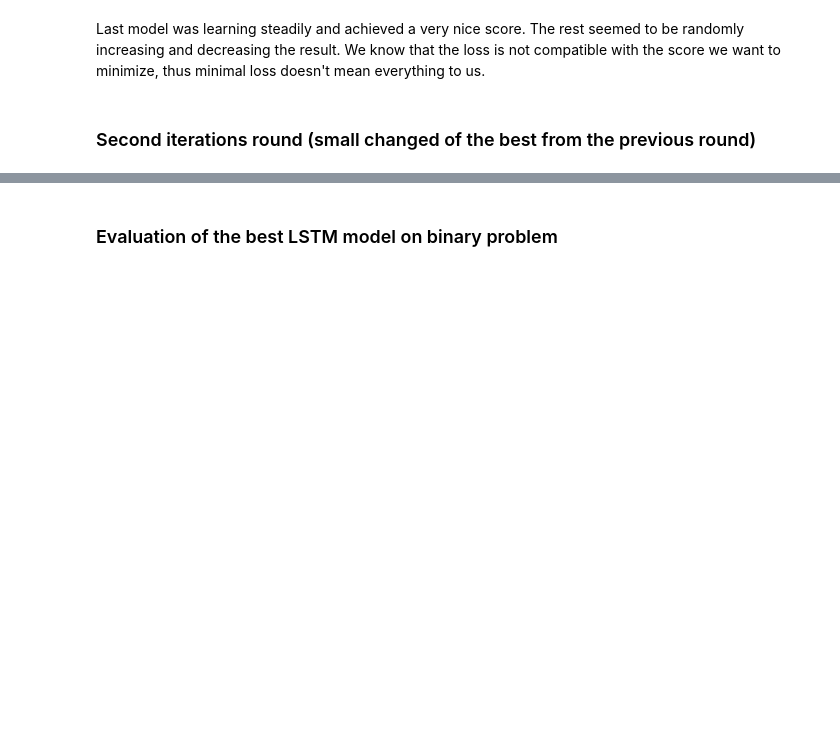
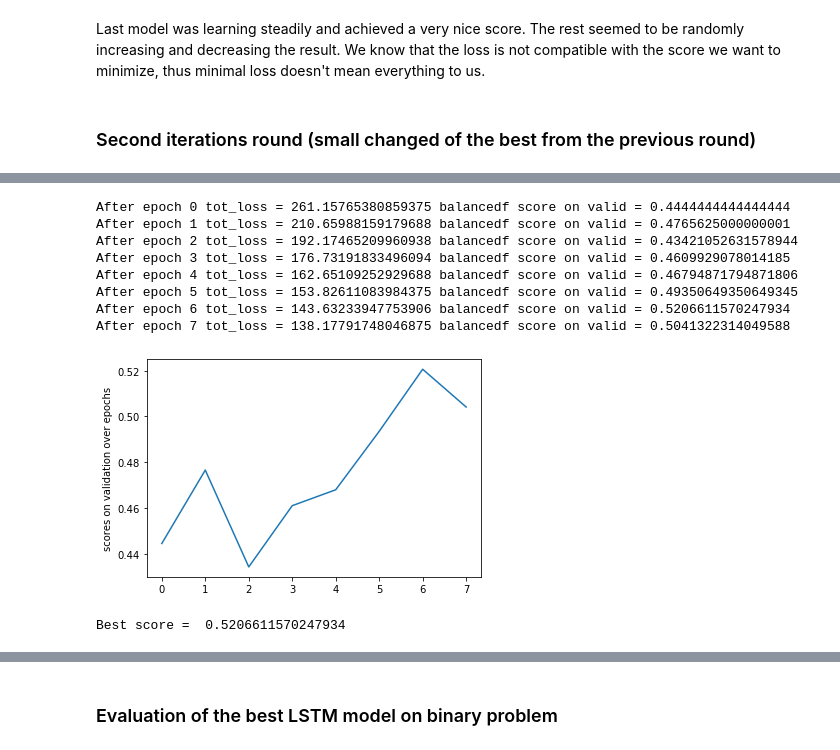
Before and after one commit to Mateuszrze/PolEval2019Task6, a Jupyter notebook: LSTM_results.ipynb, the cells around one changed output, grey strips where cells are left out. Cells and saved outputs as stored; diff of their text form; code cells hidden in the pictures; blank space fills up the shorter version.

```diff
--- a/LSTM_results.ipynb
+++ b/LSTM_results.ipynb
@@ -303,14 +295,25 @@ After epoch 4 tot_loss = 214.2071533203125 balancedf score on valid = 0.41471571
 # %%
 test(dataset=binary_dataset,
-     epochs=15,
+     epochs=8,
      method='fixed_length_2d',
      L=30,
      size=128,
      num_layers=2,
      dropout=0.8,
      prediction_method='sum',
      equalize_training_classes=True,
-     learning_rate=0.0001,
+     learning_rate=0.001,
      number_of_output_classes=2)
+# %% [output]
+After epoch 0 tot_loss = 261.15765380859375 balancedf score on valid = 0.4444444444444444
+After epoch 1 tot_loss = 210.65988159179688 balancedf score on valid = 0.4765625000000001
+After epoch 2 tot_loss = 192.17465209960938 balancedf score on valid = 0.43421052631578944
+After epoch 3 tot_loss = 176.73191833496094 balancedf score on valid = 0.4609929078014185
+After epoch 4 tot_loss = 162.65109252929688 balancedf score on valid = 0.46794871794871806
+After epoch 5 tot_loss = 153.82611083984375 balancedf score on valid = 0.49350649350649345
+After epoch 6 tot_loss = 143.63233947753906 balancedf score on valid = 0.5206611570247934
+After epoch 7 tot_loss = 138.17791748046875 balancedf score on valid = 0.5041322314049588
+[figure, added]
+Best score =  0.5206611570247934
 # %%
 test(dataset=binary_dataset,
```
Also changed, not shown: parts of 29 cells of this notebook.
